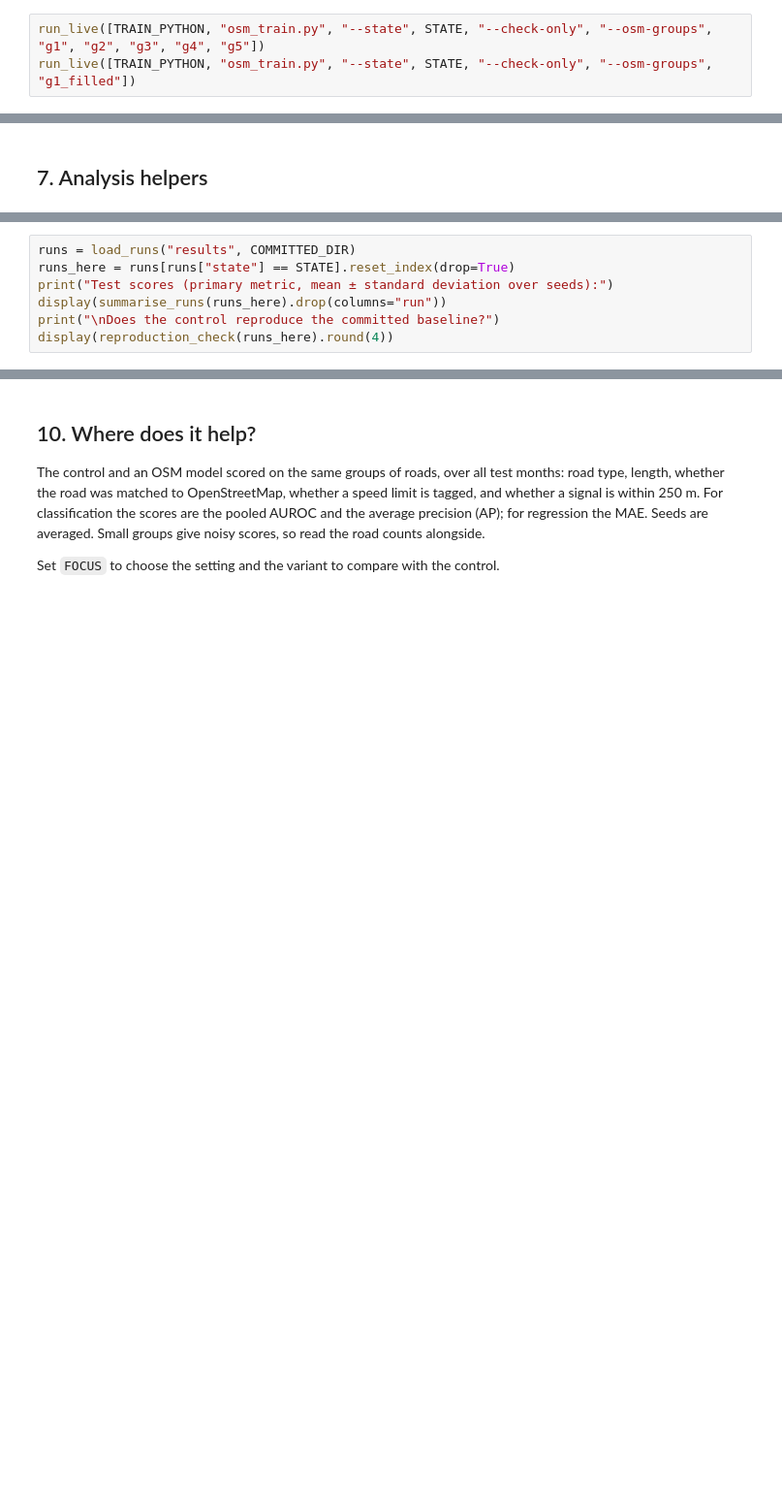
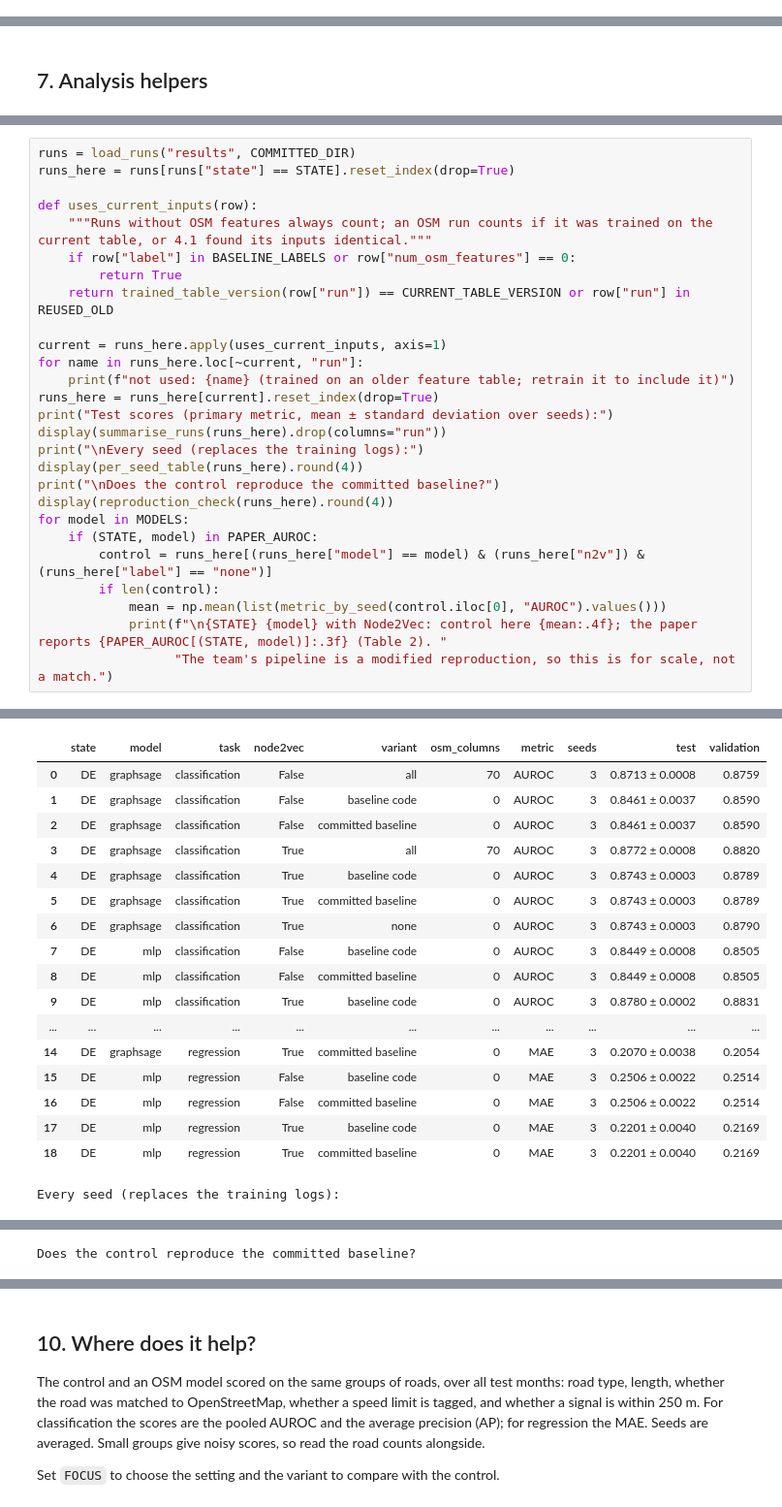
Before and after one commit to aaronteork/CS5284_GML, a Jupyter notebook: osm_baseline_comparison.ipynb, the cells around one changed output, grey strips where cells are left out. Shown at 97% size. Saved outputs shown, nothing was run; the diff lists cells and outputs as text; blank space fills up the shorter version.

```diff
--- a/osm_baseline_comparison.ipynb
+++ b/osm_baseline_comparison.ipynb
@@ -1551,6 +1868,3 @@ if __name__ == "__main__":
 ## 3. Check the OSM features
 
 Confirms that the feature table has one row per directed edge, in the graph's order (a mismatch would silently give every road another road's features), and lists the columns the model will receive: their mean, spread, range, and share of non-zero values.
-# %%
-run_live([TRAIN_PYTHON, "osm_train.py", "--state", STATE, "--check-only", "--osm-groups", "g1", "g2", "g3", "g4", "g5"])
-run_live([TRAIN_PYTHON, "osm_train.py", "--state", STATE, "--check-only", "--osm-groups", "g1_filled"])
@@ -2040,7 +2614,28 @@ Everything below reads the saved results, so it can be rerun without training.
-# %%
-runs = load_runs("results", COMMITTED_DIR)
-runs_here = runs[runs["state"] == STATE].reset_index(drop=True)
-print("Test scores (primary metric, mean ± standard deviation over seeds):")
-display(summarise_runs(runs_here).drop(columns="run"))
-print("\nDoes the control reproduce the committed baseline?")
-display(reproduction_check(runs_here).round(4))
+# %%
+runs = load_runs("results", COMMITTED_DIR)
+runs_here = runs[runs["state"] == STATE].reset_index(drop=True)
+
+def uses_current_inputs(row):
+    """Runs without OSM features always count; an OSM run counts if it was trained on the current table, or 4.1 found its inputs identical."""
+    if row["label"] in BASELINE_LABELS or row["num_osm_features"] == 0:
+        return True
+    return trained_table_version(row["run"]) == CURRENT_TABLE_VERSION or row["run"] in REUSED_OLD
+
+current = runs_here.apply(uses_current_inputs, axis=1)
+for name in runs_here.loc[~current, "run"]:
+    print(f"not used: {name} (trained on an older feature table; retrain it to include it)")
+runs_here = runs_here[current].reset_index(drop=True)
+print("Test scores (primary metric, mean ± standard deviation over seeds):")
+display(summarise_runs(runs_here).drop(columns="run"))
+print("\nEvery seed (replaces the training logs):")
+display(per_seed_table(runs_here).round(4))
+print("\nDoes the control reproduce the committed baseline?")
+display(reproduction_check(runs_here).round(4))
+for model in MODELS:
+    if (STATE, model) in PAPER_AUROC:
+        control = runs_here[(runs_here["model"] == model) & (runs_here["n2v"]) & (runs_here["label"] == "none")]
+        if len(control):
+            mean = np.mean(list(metric_by_seed(control.iloc[0], "AUROC").values()))
+            print(f"\n{STATE} {model} with Node2Vec: control here {mean:.4f}; the paper reports {PAPER_AUROC[(STATE, model)]:.3f} (Table 2). "
+                  "The team's pipeline is a modified reproduction, so this is for scale, not a match.")
+# %% [output]
@@ -2046,0 +2647,18 @@ display(reproduction_check(runs_here).round(4))
+|  | state | model | task | node2vec | variant | osm_columns | metric | seeds | test | validation |
+| 0 | DE | graphsage | classification | False | all | 70 | AUROC | 3 | 0.8713 ± 0.0008 | 0.8759 |
+| 1 | DE | graphsage | classification | False | baseline code | 0 | AUROC | 3 | 0.8461 ± 0.0037 | 0.8590 |
+| 2 | DE | graphsage | classification | False | committed baseline | 0 | AUROC | 3 | 0.8461 ± 0.0037 | 0.8590 |
+| 3 | DE | graphsage | classification | True | all | 70 | AUROC | 3 | 0.8772 ± 0.0008 | 0.8820 |
+| 4 | DE | graphsage | classification | True | baseline code | 0 | AUROC | 3 | 0.8743 ± 0.0003 | 0.8789 |
+| 5 | DE | graphsage | classification | True | committed baseline | 0 | AUROC | 3 | 0.8743 ± 0.0003 | 0.8789 |
+| 6 | DE | graphsage | classification | True | none | 0 | AUROC | 3 | 0.8743 ± 0.0003 | 0.8790 |
+| 7 | DE | mlp | classification | False | baseline code | 0 | AUROC | 3 | 0.8449 ± 0.0008 | 0.8505 |
+| 8 | DE | mlp | classification | False | committed baseline | 0 | AUROC | 3 | 0.8449 ± 0.0008 | 0.8505 |
+| 9 | DE | mlp | classification | True | baseline code | 0 | AUROC | 3 | 0.8780 ± 0.0002 | 0.8831 |
+| ... | ... | ... | ... | ... | ... | ... | ... | ... | ... | ... |
+| 14 | DE | graphsage | regression | True | committed baseline | 0 | MAE | 3 | 0.2070 ± 0.0038 | 0.2054 |
+| 15 | DE | mlp | regression | False | baseline code | 0 | MAE | 3 | 0.2506 ± 0.0022 | 0.2514 |
+| 16 | DE | mlp | regression | False | committed baseline | 0 | MAE | 3 | 0.2506 ± 0.0022 | 0.2514 |
+| 17 | DE | mlp | regression | True | baseline code | 0 | MAE | 3 | 0.2201 ± 0.0040 | 0.2169 |
+| 18 | DE | mlp | regression | True | committed baseline | 0 | MAE | 3 | 0.2201 ± 0.0040 | 0.2169 |
+Every seed (replaces the training logs):
@@ -2046,0 +2675 @@ display(reproduction_check(runs_here).round(4))
+Does the control reproduce the committed baseline?
```
Also changed, not shown: parts of 50 cells of this notebook, 7 other files.
